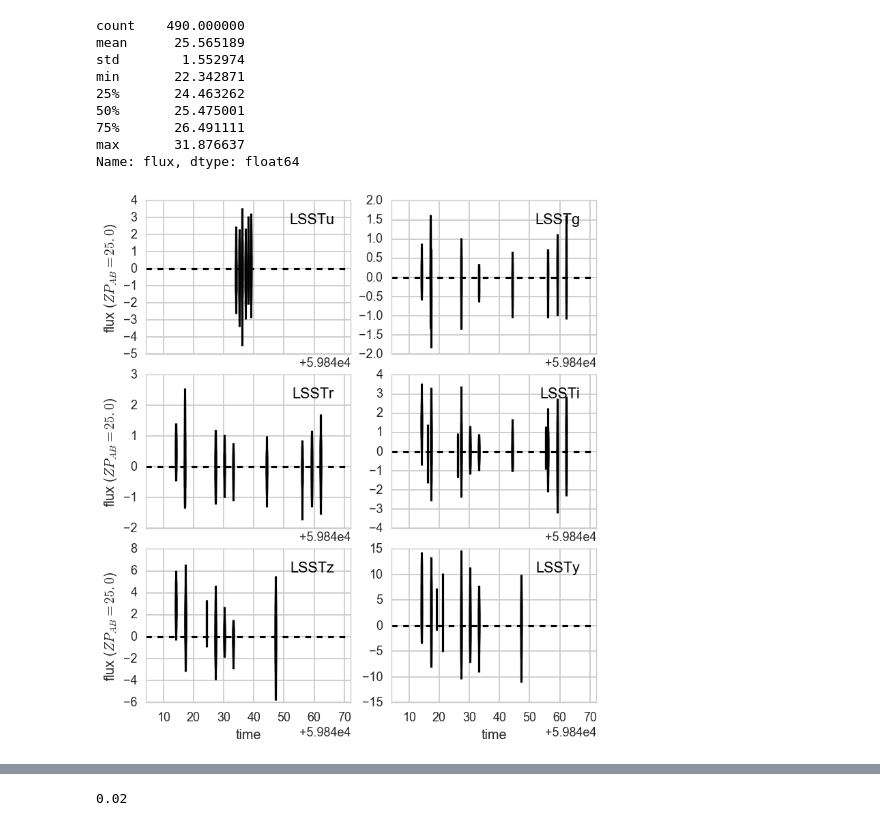
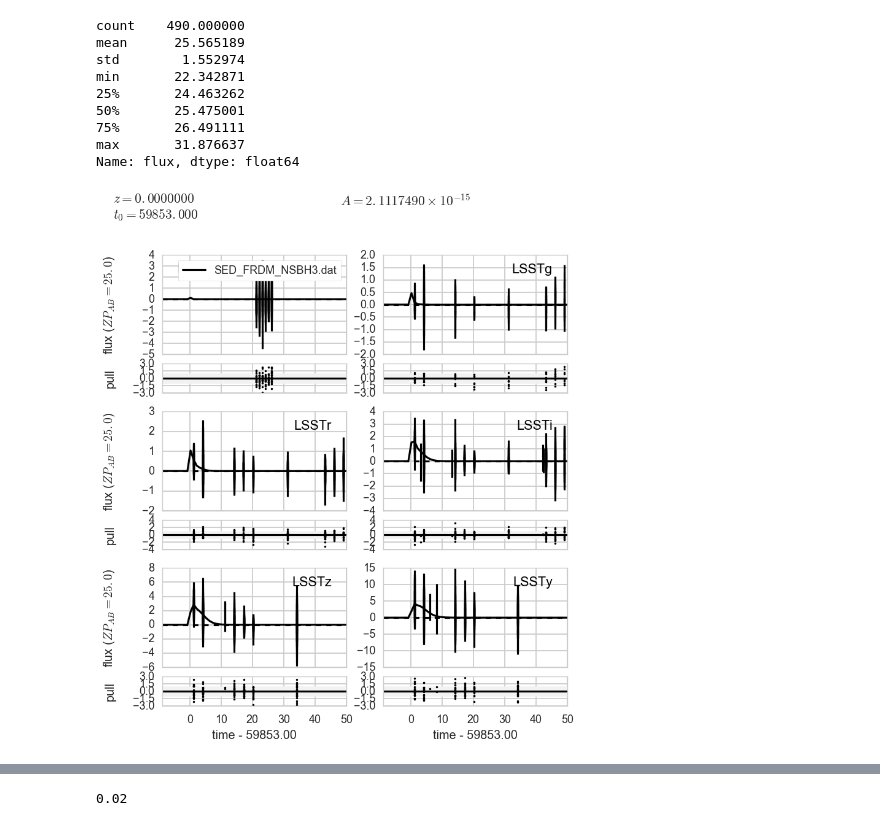
Before and after one commit to rbiswas4/emclc, a Jupyter notebook: examples/gw_emcounterparts.ipynb, the cells around one changed output, grey strips where cells are left out. Saved outputs shown, nothing was run; the diff lists cells and outputs as text; code cells hidden in the pictures.

```diff
--- a/examples/gw_emcounterparts.ipynb
+++ b/examples/gw_emcounterparts.ipynb
@@ -232,7 +232,11 @@ min       22.342871
 75%       26.491111
 max       31.876637
 Name: flux, dtype: float64
-# %%
-fig_ddf = sncosmo.plot_lc(ddflc_0.snCosmoLC(), color='k')
-# %% [output]
-[figure, removed]
+# %%
+fig_ddf = sncosmo.plot_lc(ddflc_0.snCosmoLC(), color='k',
+                          show_model_params=True, model=gw0.gwmodel, model_label=gw0.ModelName)
+for axx in fig_ddf.axes:
+    axx.set_xlim(xmax=50)
+_ = fig_ddf
+# %% [output]
+[figure, added]
```
Also changed, not shown: parts of 6 cells of this notebook.
